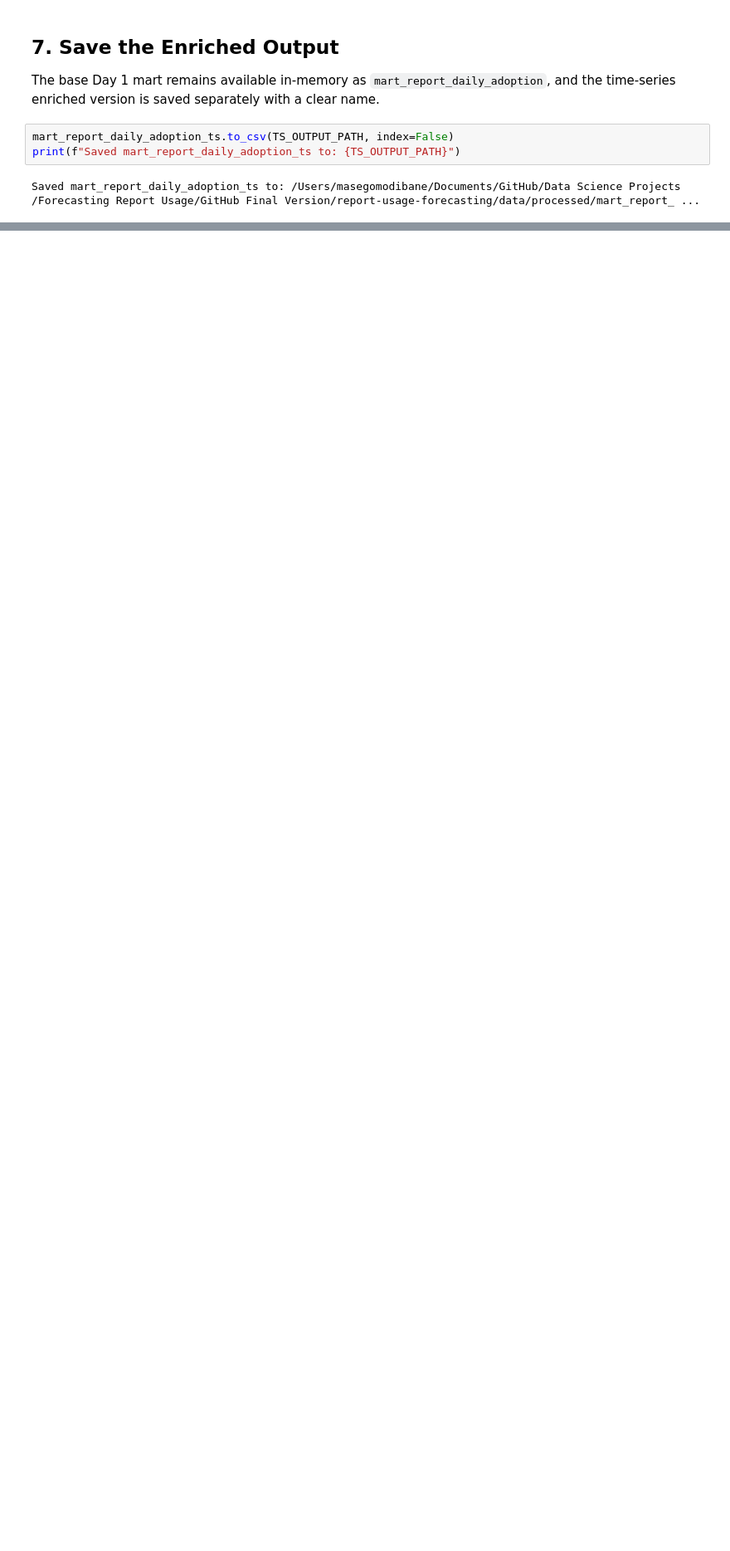
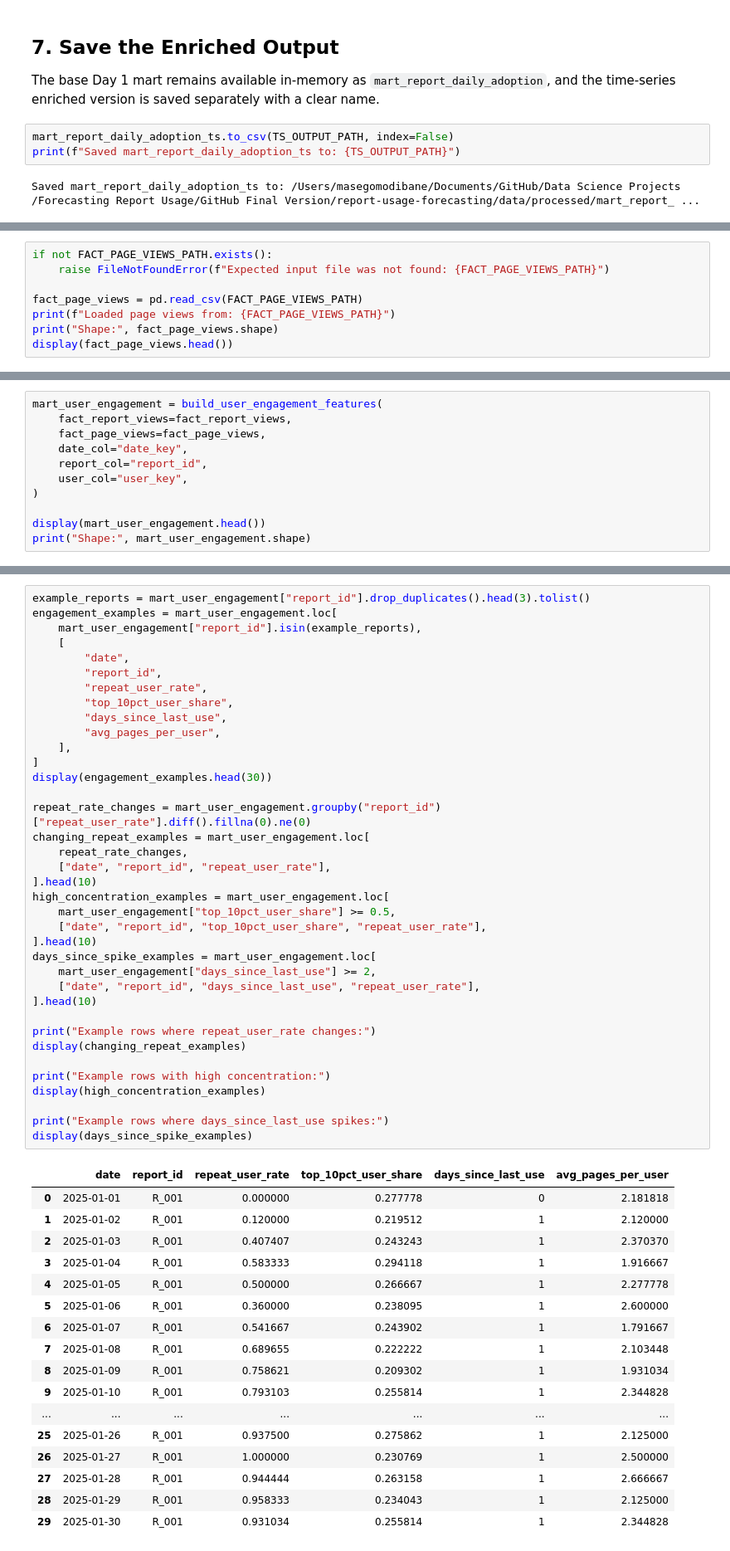
Before and after one commit to MasegoM94/report-usage-forecasting, a Jupyter notebook: notebooks/05_feature_engineering.ipynb, the cells around one changed output, grey strips where cells are left out. Shown at 83% size. Saved outputs shown, nothing was run; the diff lists cells and outputs as text; blank space fills up the shorter version.

Commit message:
Additions of engagement features

```diff
--- a/notebooks/05_feature_engineering.ipynb
+++ b/notebooks/05_feature_engineering.ipynb
@@ -323,0 +343,8 @@ Saved mart_report_daily_adoption_ts to: /Users/masegomodibane/Documents/GitHub/D
+# %%
+if not FACT_PAGE_VIEWS_PATH.exists():
+    raise FileNotFoundError(f"Expected input file was not found: {FACT_PAGE_VIEWS_PATH}")
+
+fact_page_views = pd.read_csv(FACT_PAGE_VIEWS_PATH)
+print(f"Loaded page views from: {FACT_PAGE_VIEWS_PATH}")
+print("Shape:", fact_page_views.shape)
+display(fact_page_views.head())
@@ -323,0 +364,11 @@ Saved mart_report_daily_adoption_ts to: /Users/masegomodibane/Documents/GitHub/D
+# %%
+mart_user_engagement = build_user_engagement_features(
+    fact_report_views=fact_report_views,
+    fact_page_views=fact_page_views,
+    date_col="date_key",
+    report_col="report_id",
+    user_col="user_key",
+)
+
+display(mart_user_engagement.head())
+print("Shape:", mart_user_engagement.shape)
@@ -323,0 +435,55 @@ Saved mart_report_daily_adoption_ts to: /Users/masegomodibane/Documents/GitHub/D
+# %%
+example_reports = mart_user_engagement["report_id"].drop_duplicates().head(3).tolist()
+engagement_examples = mart_user_engagement.loc[
+    mart_user_engagement["report_id"].isin(example_reports),
+    [
+        "date",
+        "report_id",
+        "repeat_user_rate",
+        "top_10pct_user_share",
+        "days_since_last_use",
+        "avg_pages_per_user",
+    ],
+]
+display(engagement_examples.head(30))
+
+repeat_rate_changes = mart_user_engagement.groupby("report_id")["repeat_user_rate"].diff().fillna(0).ne(0)
+changing_repeat_examples = mart_user_engagement.loc[
+    repeat_rate_changes,
+    ["date", "report_id", "repeat_user_rate"],
+].head(10)
+high_concentration_examples = mart_user_engagement.loc[
+    mart_user_engagement["top_10pct_user_share"] >= 0.5,
+    ["date", "report_id", "top_10pct_user_share", "repeat_user_rate"],
+].head(10)
+days_since_spike_examples = mart_user_engagement.loc[
+    mart_user_engagement["days_since_last_use"] >= 2,
+    ["date", "report_id", "days_since_last_use", "repeat_user_rate"],
+].head(10)
+
+print("Example rows where repeat_user_rate changes:")
+display(changing_repeat_examples)
+
+print("Example rows with high concentration:")
+display(high_concentration_examples)
+
+print("Example rows where days_since_last_use spikes:")
+display(days_since_spike_examples)
+# %% [output]
+|  | date | report_id | repeat_user_rate | top_10pct_user_share | days_since_last_use | avg_pages_per_user |
+| 0 | 2025-01-01 | R_001 | 0.000000 | 0.277778 | 0 | 2.181818 |
+| 1 | 2025-01-02 | R_001 | 0.120000 | 0.219512 | 1 | 2.120000 |
+| 2 | 2025-01-03 | R_001 | 0.407407 | 0.243243 | 1 | 2.370370 |
+| 3 | 2025-01-04 | R_001 | 0.583333 | 0.294118 | 1 | 1.916667 |
+| 4 | 2025-01-05 | R_001 | 0.500000 | 0.266667 | 1 | 2.277778 |
+| 5 | 2025-01-06 | R_001 | 0.360000 | 0.238095 | 1 | 2.600000 |
+| 6 | 2025-01-07 | R_001 | 0.541667 | 0.243902 | 1 | 1.791667 |
+| 7 | 2025-01-08 | R_001 | 0.689655 | 0.222222 | 1 | 2.103448 |
+| 8 | 2025-01-09 | R_001 | 0.758621 | 0.209302 | 1 | 1.931034 |
+| 9 | 2025-01-10 | R_001 | 0.793103 | 0.255814 | 1 | 2.344828 |
+| ... | ... | ... | ... | ... | ... | ... |
+| 25 | 2025-01-26 | R_001 | 0.937500 | 0.275862 | 1 | 2.125000 |
+| 26 | 2025-01-27 | R_001 | 1.000000 | 0.230769 | 1 | 2.500000 |
+| 27 | 2025-01-28 | R_001 | 0.944444 | 0.263158 | 1 | 2.666667 |
+| 28 | 2025-01-29 | R_001 | 0.958333 | 0.234043 | 1 | 2.125000 |
+| 29 | 2025-01-30 | R_001 | 0.931034 | 0.255814 | 1 | 2.344828 |
```
Also changed, not shown: parts of 12 cells of this notebook, 2 other files.
